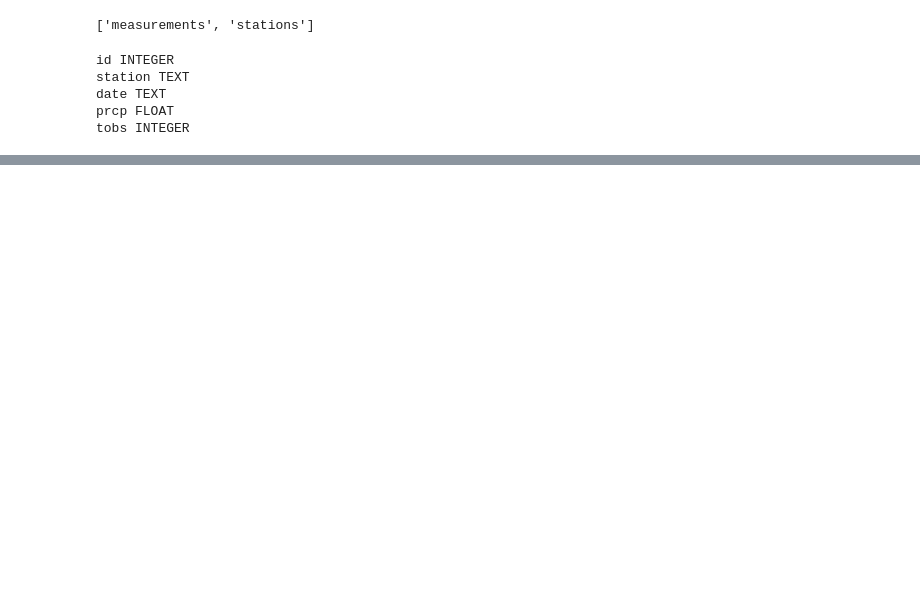
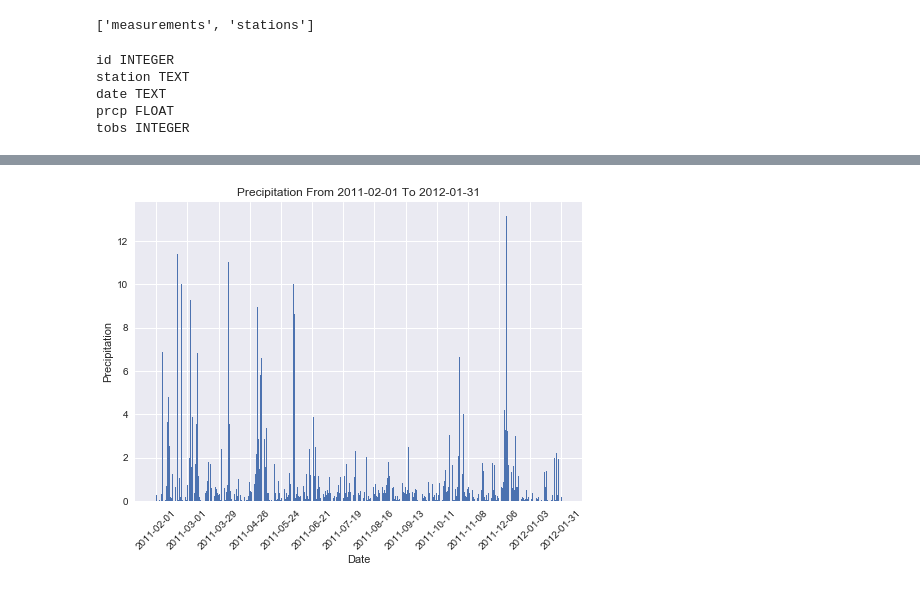
Before and after one commit to shanegela/DataAnalytics, a Jupyter notebook: HawaiiSurfAnalysis/climate_analysis.ipynb, the cells around one changed output, grey strips where cells are left out. Drawn from its saved outputs; the diff is of its cells as text; code cells hidden in the pictures; blank space fills up the shorter version.

```diff
--- a/HawaiiSurfAnalysis/climate_analysis.ipynb
+++ b/HawaiiSurfAnalysis/climate_analysis.ipynb
@@ -45,5 +62,6 @@ date TEXT
 prcp FLOAT
 tobs INTEGER
 # %%
-session.query(Measurements.station, Measurements.date, Measurements.prcp, Measurements.tobs).all()
+df = pd.DataFrame(session.query(Measurements.station, Measurements.date, Measurements.prcp, Measurements.tobs).all())
+df.head()
 # %% [output]
@@ -66,0 +80,4 @@ session.query(Measurements.station, Measurements.date, Measurements.prcp, Measur
+# %%
+prcp = df[(df.date >= '2011-02-01') & (df.date <= '2012-01-31')].groupby(['date']).sum()
+prcp.sort_index()
+prcp.head()
@@ -66,0 +92,15 @@ session.query(Measurements.station, Measurements.date, Measurements.prcp, Measur
+# %%
+x_axis = np.arange(len(prcp.prcp))
+x_lbls = [value for idx, value in enumerate(prcp.index) if idx % 28 == 0]
+# %%
+plt.bar(x_axis,prcp.prcp)
+tick_locations = [value + 0.1 for idx, value in enumerate(x_axis) if idx % 28 == 0]
+plt.xticks(tick_locations, x_lbls, rotation=45)
+plt.title("Precipitation From " + prcp.index[0] + " To " + prcp.index[-1])
+plt.xlabel("Date")
+plt.ylabel("Precipitation")
+sns.set()
+plt.savefig('precipitation.png')
+plt.show()
+# %% [output]
+[figure, added]
```
Also changed, not shown: parts of 17 cells of this notebook, 12 other files.
